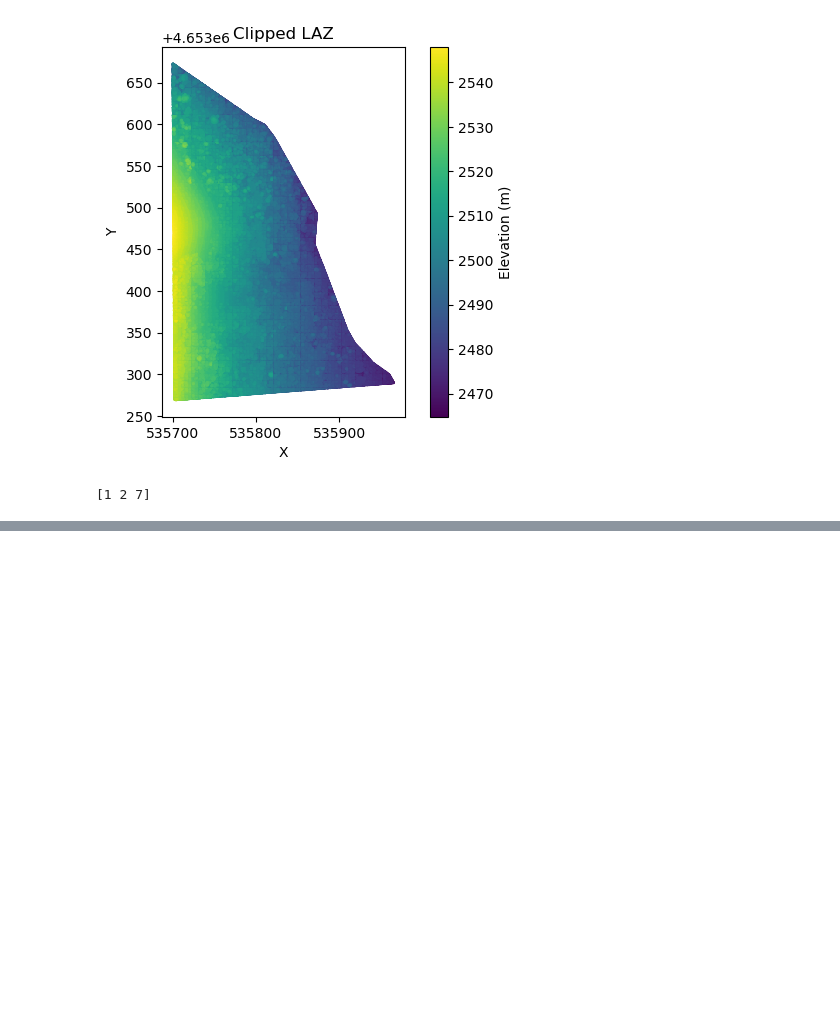
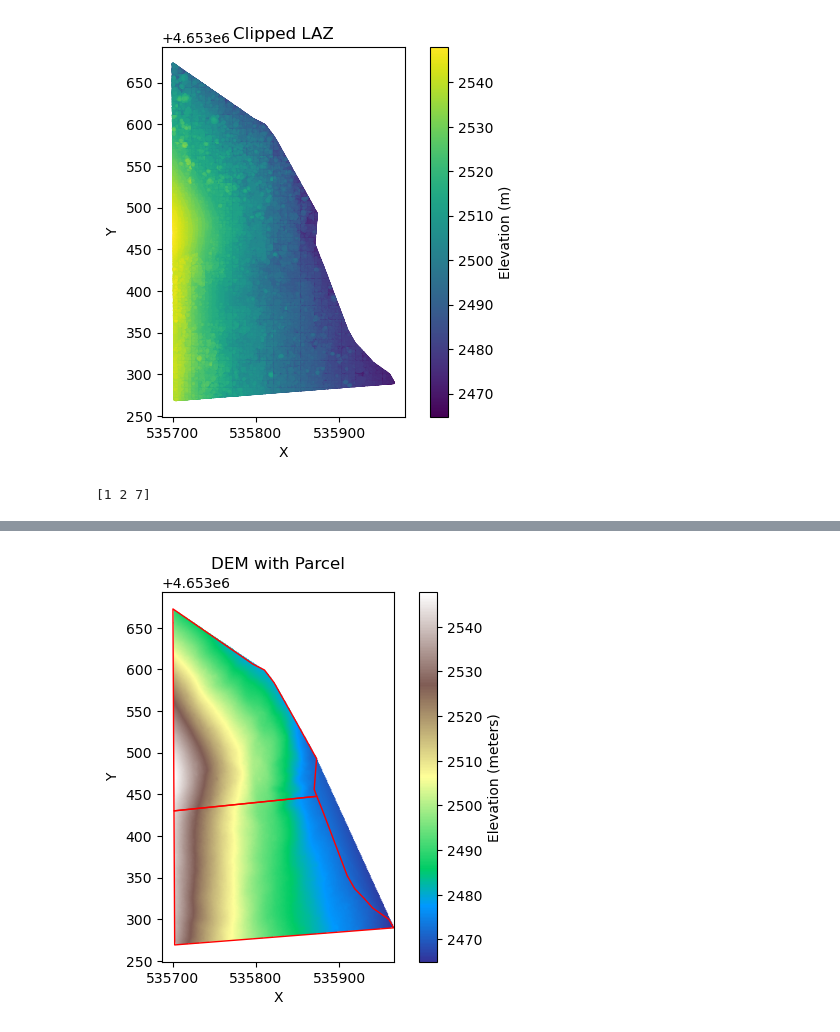
Before and after one commit to koltonrogers15-hub/Cabin_Site_suitability_Analysis, a Jupyter notebook: cabinsite.ipynb, the cells around one changed output, grey strips where cells are left out. Cells and saved outputs as stored; diff of their text form; code cells hidden in the pictures; blank space fills up the shorter version.

Commit message:
generated DEM and slope raster

```diff
--- a/cabinsite.ipynb
+++ b/cabinsite.ipynb
@@ -81,0 +110,38 @@ Number of ground points: 113419
+# %%
+import rasterio
+import matplotlib.pyplot as plt
+import numpy as np
+
+with rasterio.open("parcel_dem_interpolation.tif") as src:
+    dem = src.read(1)
+    bounds = src.bounds
+
+# mask NaNs so they show as white
+dem_masked = np.ma.masked_invalid(dem)
+
+fig, ax = plt.subplots()
+
+cmap = plt.cm.terrain
+cmap.set_bad(color='white')
+
+# IMPORTANT: add extent + origin
+im = ax.imshow(
+    dem_masked,
+    cmap=cmap,
+    extent=[bounds.left, bounds.right, bounds.bottom, bounds.top],
+    origin="upper"
+)
+
+# overlay parcel
+parcel.plot(ax=ax, facecolor='none', edgecolor='red')
+
+cbar = plt.colorbar(im, ax=ax)
+cbar.set_label("Elevation (meters)")
+
+ax.set_title("DEM with Parcel")
+ax.set_xlabel("X")
+ax.set_ylabel("Y")
+
+plt.show()
+# %% [output]
+[figure, added]
```
Also changed, not shown: parts of 2 cells of this notebook, 4 other files.
